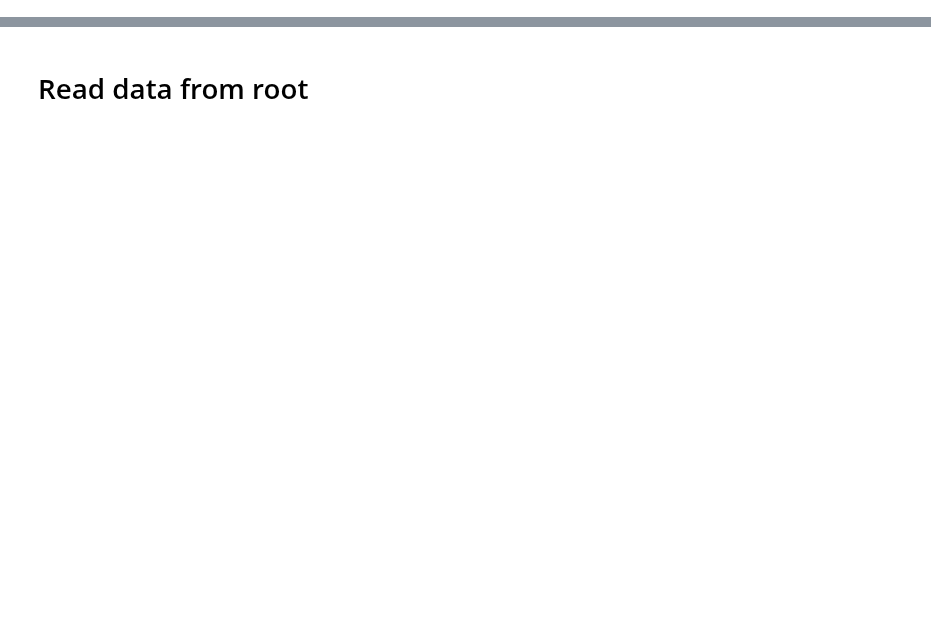
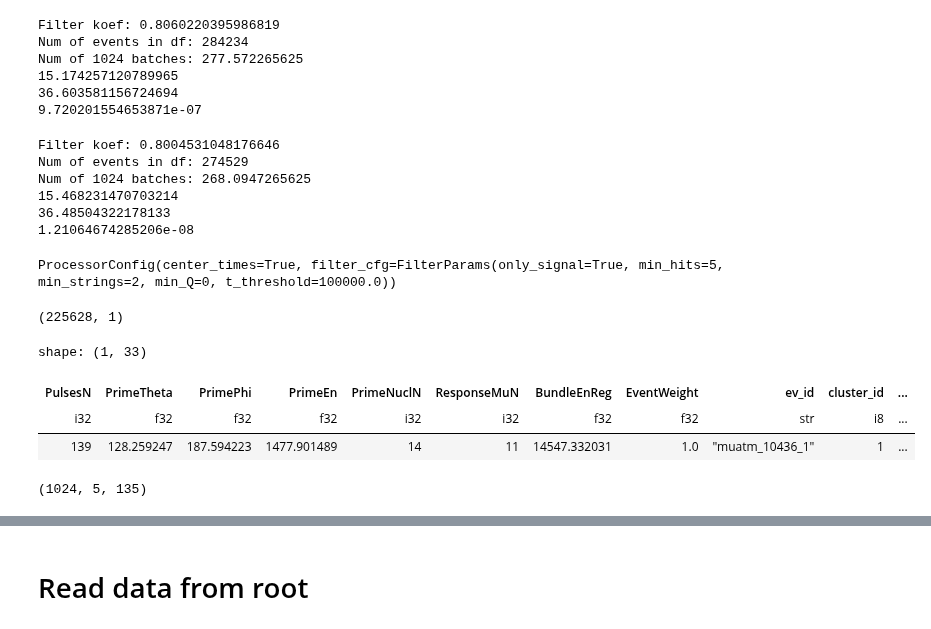
Before and after one commit to ml-inr/Baikal-ML, a Jupyter notebook: ipynb_tests/test_data_processor.ipynb, the cells around one changed output, grey strips where cells are left out. Drawn from its saved outputs; the diff is of its cells as text; code cells hidden in the pictures; blank space fills up the shorter version.

```diff
--- a/ipynb_tests/test_data_processor.ipynb
+++ b/ipynb_tests/test_data_processor.ipynb
@@ -33,0 +163,49 @@ proc = Processor(paths)
+# %%
+path_to_roots = f'/net/62/home3/ivkhar/Baikal/data/initial_data/MC_2020/nue2_100pev/root/all/'
+
+files = os.listdir(f'{path_to_roots}')[:20]
+paths = sorted([f"{path_to_roots}{file}" for file in files])
+proc = Processor(paths)
+df = proc.process()
+print(f"Filter koef: {proc.filter_koef}")
+print(f"Num of events in df: {df.shape[0]}")
+print(f"Num of 1024 batches: {df.shape[0]/1024}")
+print(df['Zrel'].explode().mean())
+print(df['PulsesAmpl'].explode().mean())
+print(df['PulsesTime'].explode().mean())
+# %% [output]
+Filter koef: 0.8060220395986819
+Num of events in df: 284234
+Num of 1024 batches: 277.572265625
+15.174257120789965
+36.603581156724694
+9.720201554653871e-07
+# %%
+path_to_roots = f'/net/62/home3/ivkhar/Baikal/data/initial_data/MC_2020/nue2_100pev/root/all/'
+
+files = os.listdir(f'{path_to_roots}')[-20:]
+paths = sorted([f"{path_to_roots}{file}" for file in files])
+proc = Processor(paths)
+df = proc.process()
+print(f"Filter koef: {proc.filter_koef}")
+print(f"Num of events in df: {df.shape[0]}")
+print(f"Num of 1024 batches: {df.shape[0]/1024}")
+print(df['Zrel'].explode().mean())
+print(df['PulsesAmpl'].explode().mean())
+print(df['PulsesTime'].explode().mean())
+# %% [output]
+Filter koef: 0.8004531048176646
+Num of events in df: 274529
+Num of 1024 batches: 268.0947265625
+15.468231470703214
+36.48504322178133
+1.21064674285206e-08
+# %%
+proc.cfg
+# %% [output]
+ProcessorConfig(center_times=True, filter_cfg=FilterParams(only_signal=True, min_hits=5, min_strings=2, min_Q=0, t_threshold=100000.0))
+# %%
+labels = df[['nu_induced']].to_numpy()
+labels.shape
+# %% [output]
+(225628, 1)
@@ -33,0 +215,24 @@ proc = Processor(paths)
+# %%
+df[0:1]
+# %% [output]
+shape: (1, 33)
+| PulsesN | PrimeTheta | PrimePhi | PrimeEn | PrimeNuclN | ResponseMuN | BundleEnReg | EventWeight | ev_id | cluster_id | ... |
+| i32 | f32 | f32 | f32 | i32 | i32 | f32 | f32 | str | i8 | ... |
+| 139 | 128.259247 | 187.594223 | 1477.901489 | 14 | 11 | 14547.332031 | 1.0 | "muatm_10436_1" | 1 | ... |
+# %%
+# Step 1: Find the maximum length of the arrays
+max_length = np.vectorize(len)(arr[:,0]).max()
+
+# Step 2: Create an empty array filled with zeros, with the desired shape (225628, 5, max_length)
+result = np.zeros((arr.shape[0], arr.shape[1], max_length), dtype=np.float64)
+
+# Step 3: Vectorized operation to copy the contents of each 1D array into the 3D array
+for i in range(arr.shape[0]):
+    for j in range(arr.shape[1]):
+        sublist = arr[i, j]
+        result[i, j, :len(sublist)] = sublist  # Fill the result array with the sublist contents
+
+# `result` is now a (225628, 5, max_length) array
+print(result.shape)
+# %% [output]
+(1024, 5, 135)
```
Also changed, not shown: parts of 25 cells of this notebook, 12 other files.
